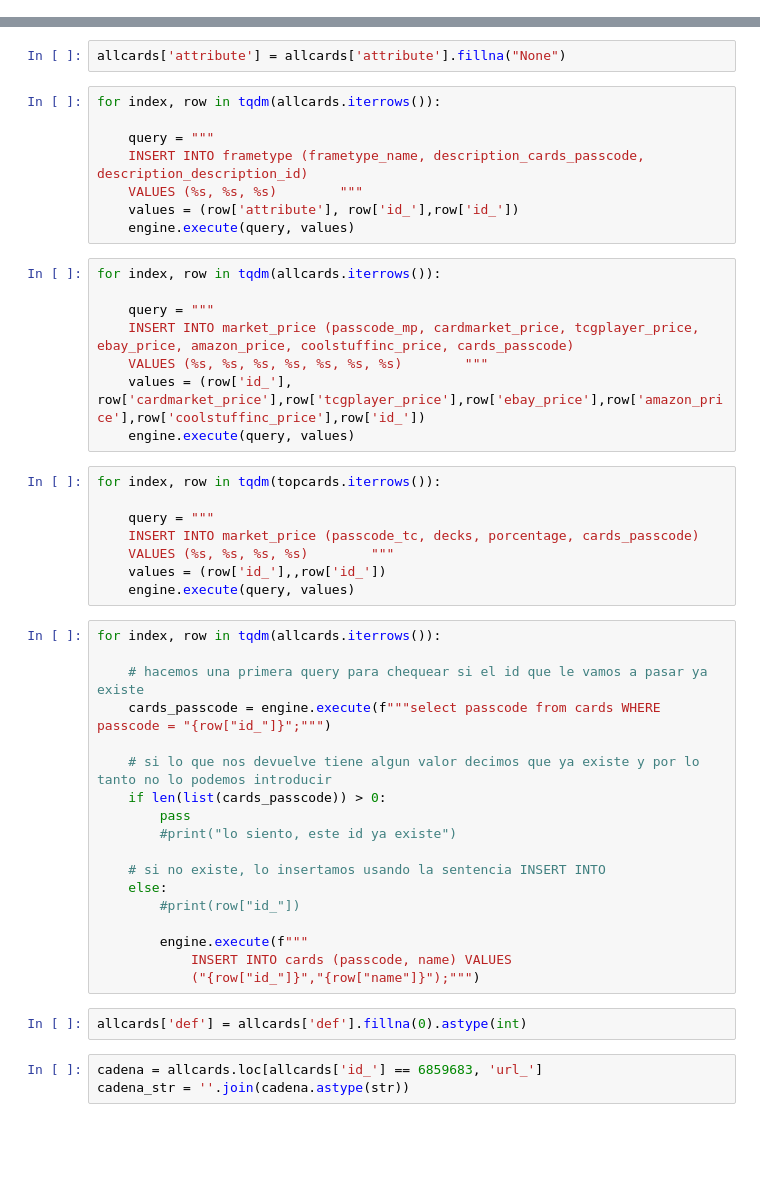
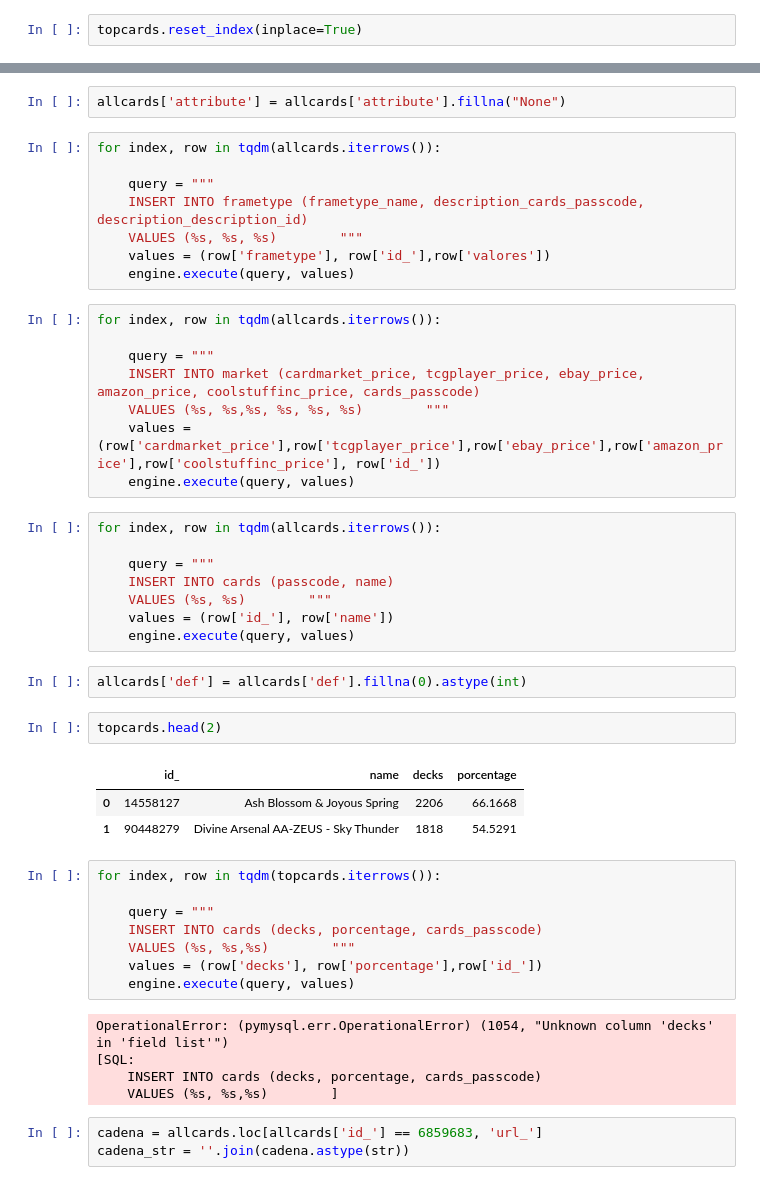
Before and after one commit to finixed060113/ETL-Project, a Jupyter notebook: notebooks/sql.ipynb, the cells around one changed output, grey strips where cells are left out. Drawn from its saved outputs; the diff is of its cells as text; blank space fills up the shorter version.

```diff
--- a/notebooks/sql.ipynb
+++ b/notebooks/sql.ipynb
@@ -41,6 +27,8 @@ valores_nulos = allcards[allcards[columna].isnull()]
 valores_nulos
 # %%
 allcards.reset_index(inplace=True)
+# %%
+topcards.reset_index(inplace=True)
 # %%
 allcards
 # %%
@@ -183,44 +138,45 @@ for index, row in tqdm(allcards.iterrows()):
     query = """
     INSERT INTO frametype (frametype_name, description_cards_passcode, description_description_id)
     VALUES (%s, %s, %s)        """
-    values = (row['attribute'], row['id_'],row['id_'])
+    values = (row['frametype'], row['id_'],row['valores'])
     engine.execute(query, values)
 # %%
 for index, row in tqdm(allcards.iterrows()):
 
     query = """
-    INSERT INTO market_price (passcode_mp, cardmarket_price, tcgplayer_price, ebay_price, amazon_price, coolstuffinc_price, cards_passcode)
-    VALUES (%s, %s, %s, %s, %s, %s, %s)        """
-    values = (row['id_'], row['cardmarket_price'],row['tcgplayer_price'],row['ebay_price'],row['amazon_price'],row['coolstuffinc_price'],row['id_'])
+    INSERT INTO market (cardmarket_price, tcgplayer_price, ebay_price, amazon_price, coolstuffinc_price, cards_passcode)
+    VALUES (%s, %s,%s, %s, %s, %s)        """
+    values = (row['cardmarket_price'],row['tcgplayer_price'],row['ebay_price'],row['amazon_price'],row['coolstuffinc_price'], row['id_'])
     engine.execute(query, values)
 # %%
-for index, row in tqdm(topcards.iterrows()):
+for index, row in tqdm(allcards.iterrows()):
 
     query = """
-    INSERT INTO market_price (passcode_tc, decks, porcentage, cards_passcode)
-    VALUES (%s, %s, %s, %s)        """
-    values = (row['id_'],,row['id_'])
+    INSERT INTO cards (passcode, name)
+    VALUES (%s, %s)        """
+    values = (row['id_'], row['name'])
     engine.execute(query, values)
-# %%
-for index, row in tqdm(allcards.iterrows()):
-
-    # hacemos una primera query para chequear si el id que le vamos a pasar ya existe
-    cards_passcode = engine.execute(f"""select passcode from cards WHERE passcode = "{row["id_"]}";""")
-
-    # si lo que nos devuelve tiene algun valor decimos que ya existe y por lo tanto no lo podemos introducir
-    if len(list(cards_passcode)) > 0:
-        pass
-        #print("lo siento, este id ya existe")
-
-    # si no existe, lo insertamos usando la sentencia INSERT INTO
-    else:
-        #print(row["id_"])
-
-        engine.execute(f"""
-            INSERT INTO cards (passcode, name) VALUES
-            ("{row["id_"]}","{row["name"]}");""")
 # %%
 allcards['def'] = allcards['def'].fillna(0).astype(int)
+# %%
+topcards.head(2)
+# %% [output]
+|  | id_ | name | decks | porcentage |
+| 0 | 14558127 | Ash Blossom & Joyous Spring | 2206 | 66.1668 |
+| 1 | 90448279 | Divine Arsenal AA-ZEUS - Sky Thunder | 1818 | 54.5291 |
+# %%
+for index, row in tqdm(topcards.iterrows()):
+
+    query = """
+    INSERT INTO cards (decks, porcentage, cards_passcode)
+    VALUES (%s, %s,%s)        """
+    values = (row['decks'], row['porcentage'],row['id_'])
+    engine.execute(query, values)
+# %% [output]
+OperationalError: (pymysql.err.OperationalError) (1054, "Unknown column 'decks' in 'field list'")
+[SQL:
+    INSERT INTO cards (decks, porcentage, cards_passcode)
+    VALUES (%s, %s,%s)        ]
 # %%
 cadena = allcards.loc[allcards['id_'] == 6859683, 'url_']
 cadena_str = ''.join(cadena.astype(str))
```
Also changed, not shown: parts of 17 cells of this notebook, 5 other files.
